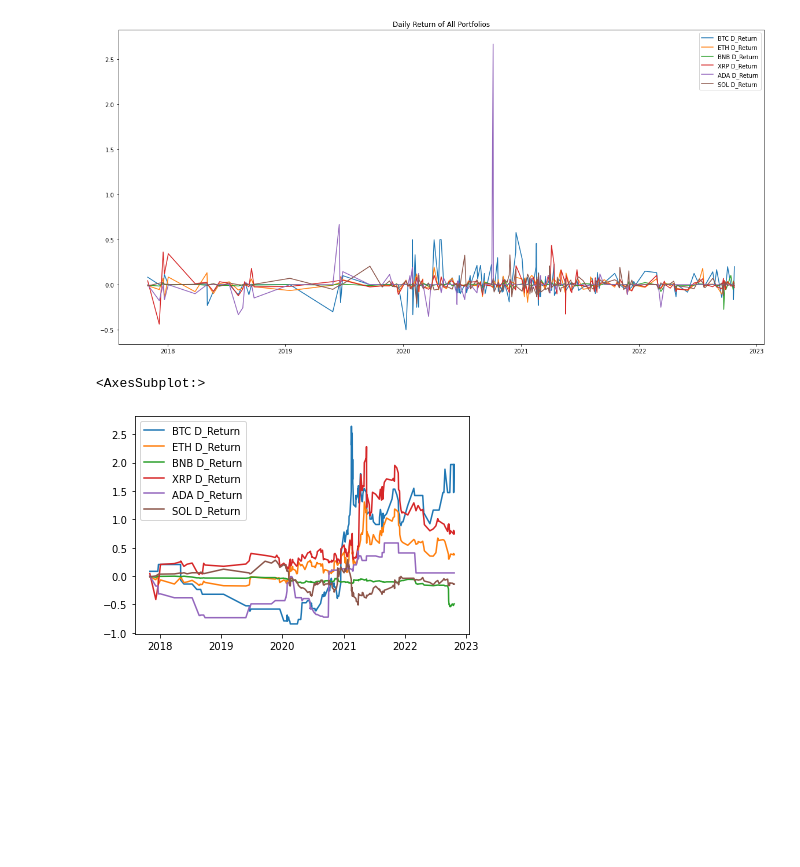
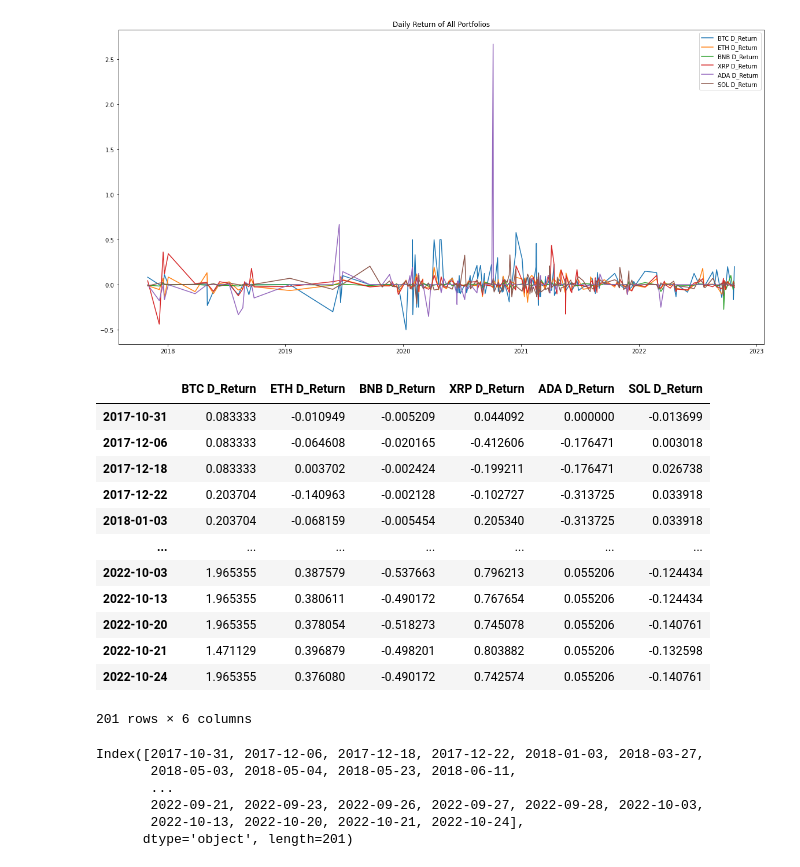
Before and after one commit to NavpreetNat/Crypto_Master, a Jupyter notebook: codes/crypto_master.ipynb, the cells around one changed output. Drawn from its saved outputs; the diff is of its cells as text; code cells hidden in the pictures; blank space fills up the shorter version.

```diff
--- a/codes/crypto_master.ipynb
+++ b/codes/crypto_master.ipynb
@@ -436,11 +437,29 @@ combined.plot(figsize=(20,10),title='Daily Return of All Portfolios')
 # %%
 # Calculate cumulative returns of the 6 cryptos
 
 cumulative_return = (1 + combined).cumprod()-1
 
-# Plot cumulative returns
-
-cumulative_return.plot()
+cumulative_return
 # %% [output]
+|  | BTC D_Return | ETH D_Return | BNB D_Return | XRP D_Return | ADA D_Return | SOL D_Return |
+| 2017-10-31 | 0.083333 | -0.010949 | -0.005209 | 0.044092 | 0.000000 | -0.013699 |
+| 2017-12-06 | 0.083333 | -0.064608 | -0.020165 | -0.412606 | -0.176471 | 0.003018 |
+| 2017-12-18 | 0.083333 | 0.003702 | -0.002424 | -0.199211 | -0.176471 | 0.026738 |
+| 2017-12-22 | 0.203704 | -0.140963 | -0.002128 | -0.102727 | -0.313725 | 0.033918 |
+| 2018-01-03 | 0.203704 | -0.068159 | -0.005454 | 0.205340 | -0.313725 | 0.033918 |
+| ... | ... | ... | ... | ... | ... | ... |
+| 2022-10-03 | 1.965355 | 0.387579 | -0.537663 | 0.796213 | 0.055206 | -0.124434 |
+| 2022-10-13 | 1.965355 | 0.380611 | -0.490172 | 0.767654 | 0.055206 | -0.124434 |
+| 2022-10-20 | 1.965355 | 0.378054 | -0.518273 | 0.745078 | 0.055206 | -0.140761 |
+| 2022-10-21 | 1.471129 | 0.396879 | -0.498201 | 0.803882 | 0.055206 | -0.132598 |
+| 2022-10-24 | 1.965355 | 0.376080 | -0.490172 | 0.742574 | 0.055206 | -0.140761 |
-<AxesSubplot:>
+201 rows × 6 columns
-[figure, removed]
+# %%
+cumulative_return.index
+# %% [output]
+Index([2017-10-31, 2017-12-06, 2017-12-18, 2017-12-22, 2018-01-03, 2018-03-27,
+       2018-05-03, 2018-05-04, 2018-05-23, 2018-06-11,
+       ...
+       2022-09-21, 2022-09-23, 2022-09-26, 2022-09-27, 2022-09-28, 2022-10-03,
+       2022-10-13, 2022-10-20, 2022-10-21, 2022-10-24],
+      dtype='object', length=201)
```
Also changed, not shown: parts of 16 cells of this notebook.
